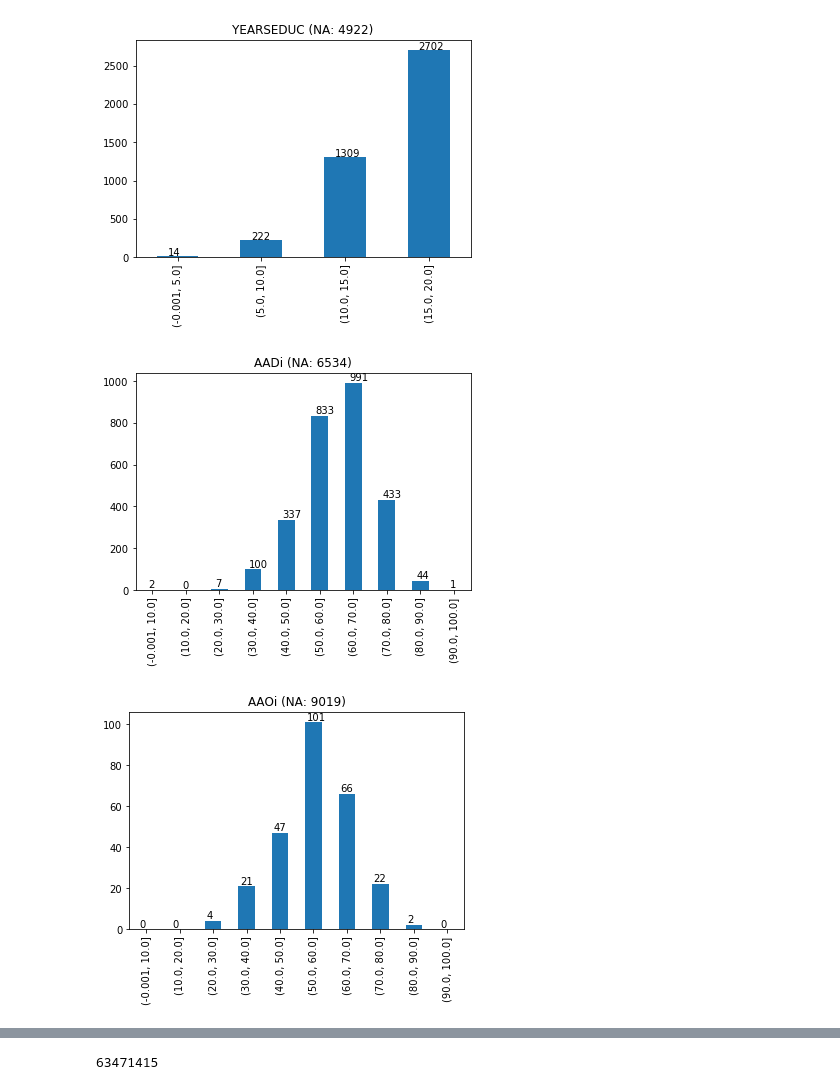
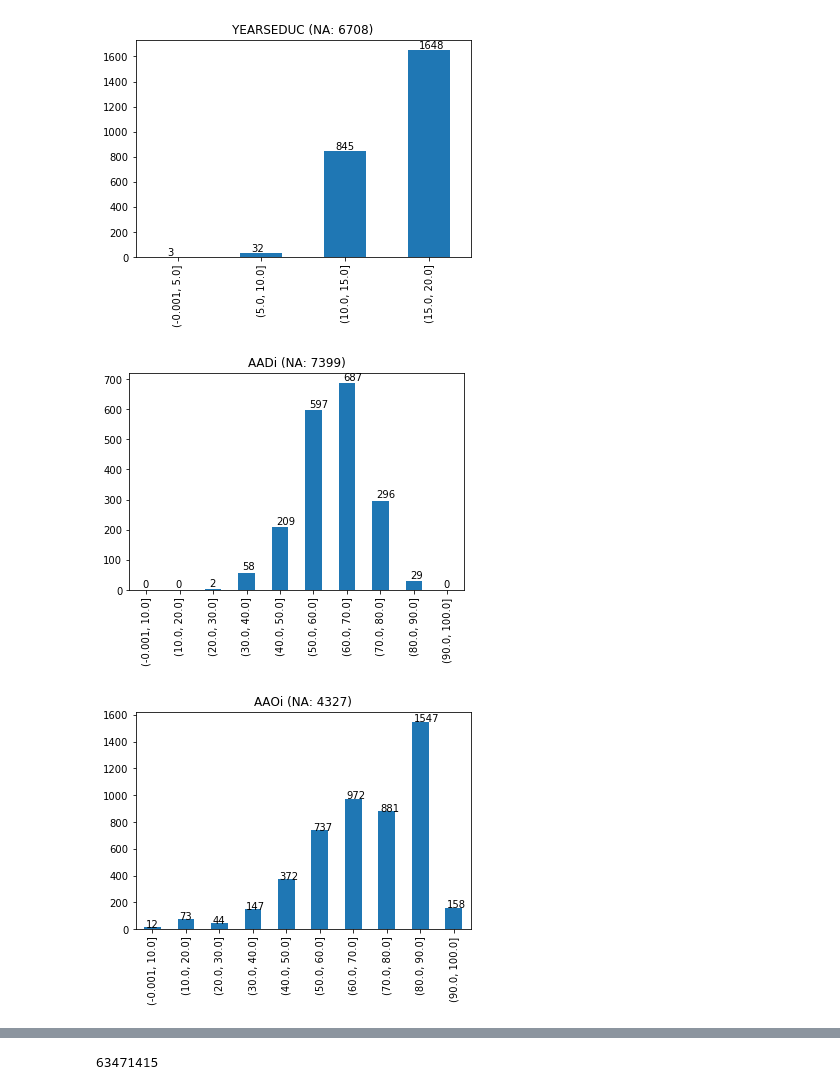
Before and after one commit to dvitale199/rare_variants, a Jupyter notebook: rare_variant_analysis.ipynb, the cells around one changed output, grey strips where cells are left out. Drawn from its saved outputs; the diff is of its cells as text; code cells hidden in the pictures.

```diff
--- a/rare_variant_analysis.ipynb
+++ b/rare_variant_analysis.ipynb
@@ -33,12 +33,22 @@ wgsfolder = '/data/CARD/PD/WGS/june2019'
 df = pd.read_csv('/data/CARD/PD/WGS/june2019/pd.june2019.chr1.freeze9.sqc.psam', sep='\t')
 df['pheno'] = [1 if i=='pd' else 0 for i in df.DX]
 df[['#FID', 'IID', 'pheno']].to_csv(idfile, index=False, sep='\t', header=None)
+
 demog = pd.read_csv('/data/LNG/iwakih2/ampPD/data1_out/PP_PD_BF_HB_LC_demog.csv')
 demog['FID'] = demog.WGSID
 demog['IID'] = demog.WGSID
 demog_merged = pd.merge(df, demog, how='left', left_on=['#FID','IID'], right_on=['FID','IID'])
 ancestry = pd.read_csv('/data/vitaled2/rare_variants/output_ancestry_genetic_ancestry_all_pca_plus.csv')
 all_merged = pd.merge(demog_merged, ancestry, how='left', left_on='AMPID', right_on=['IID'])
+
+demog2 = pd.read_csv('/data/CARD/PD/GENOMES/august19/genotypes/PHENO_SEPT_FOR_GWAS.txt',sep='\t')
+demog_merged2 = pd.merge(df, demog2, how='left', left_on=['#FID','IID'], right_on=['FID','IID'])
+all_merged2 = pd.merge(demog_merged2, ancestry, how='left', left_on='AMPID.y', right_on=['IID'])
+all_merged2.head()
+
+# drop SWEDD and PSP
+keep = all_merged2[~all_merged2.RECRUIT.isin(['SWEDD','PSP'])]
+keep[['#FID_x', 'IID_x', 'pheno']].to_csv(idfile, index=False, sep='\t', header=None)
 ######
 
 # demog = pd.read_csv('/data/LNG/iwakih2/ampPD/data1_out/PP_PD_BF_HB_LC_demog.csv')
@@ -122,28 +199,35 @@ DLB            1
 # %%
-YEARSEDUC_cut = pd.cut(all_merged.YEARSEDUC, bins=[0, 5, 10, 15, 20], include_lowest=True)
+YEARSEDUC_cut = pd.cut(keep.YEARSEDUC, bins=[0, 5, 10, 15, 20], include_lowest=True)
 YEARSEDUC_cut.value_counts(sort=False).plot(kind='bar')
-plt.title(f'YEARSEDUC (NA: {all_merged.YEARSEDUC.isnull().sum()})')
+plt.title(f'YEARSEDUC (NA: {keep.YEARSEDUC.isnull().sum()})')
 xlocs, xlabs = plt.xticks()
 for i, v in enumerate(YEARSEDUC_cut.value_counts(sort=False)):
     plt.text(xlocs[i]-.12, v+10 , str(v))
 # all_merged.YEARSEDUC
 # %% [output]
-[figure, old version]
+[figure, new version]
 # %%
-AADi_cut = pd.cut(all_merged.AADi, bins=[0, 10, 20, 30, 40, 50, 60, 70, 80, 90, 100], include_lowest=True)
+AADi_cut = pd.cut(keep.AADi, bins=[0, 10, 20, 30, 40, 50, 60, 70, 80, 90, 100], include_lowest=True)
 AADi_cut.value_counts(sort=False).plot(kind='bar')
-plt.title(f'AADi (NA: {all_merged.AADi.isnull().sum()})')
+plt.title(f'AADi (NA: {keep.AADi.isnull().sum()})')
 xlocs, xlabs = plt.xticks()
 for i, v in enumerate(AADi_cut.value_counts(sort=False)):
     plt.text(xlocs[i]-.12, v+10 , str(v))
 # %% [output]
-[figure, old version]
+[figure, new version]
 # %%
-AAOi_cut = pd.cut(all_merged.AAOi, bins=[0, 10, 20, 30, 40, 50, 60, 70, 80, 90, 100], include_lowest=True)
+AAOi_cut = pd.cut(keep.AAO, bins=[0, 10, 20, 30, 40, 50, 60, 70, 80, 90, 100], include_lowest=True)
 AAOi_cut.value_counts(sort=False).plot(kind='bar')
-plt.title(f'AAOi (NA: {all_merged.AAOi.isnull().sum()})')
+plt.title(f'AAOi (NA: {keep.AAO.isnull().sum()})')
 xlocs, xlabs = plt.xticks()
 for i, v in enumerate(AAOi_cut.value_counts(sort=False)):
     plt.text(xlocs[i]-.2, v+1 , str(v))
+
+# AAOi_cut = pd.cut(all_merged.AAOi, bins=[0, 10, 20, 30, 40, 50, 60, 70, 80, 90, 100], include_lowest=True)
+# AAOi_cut.value_counts(sort=False).plot(kind='bar')
+# plt.title(f'AAOi (NA: {all_merged.AAOi.isnull().sum()})')
+# xlocs, xlabs = plt.xticks()
+# for i, v in enumerate(AAOi_cut.value_counts(sort=False)):
+#     plt.text(xlocs[i]-.2, v+1 , str(v))
 # %% [output]
-[figure, old version]
+[figure, new version]
```
Also changed, not shown: parts of 47 cells of this notebook.
